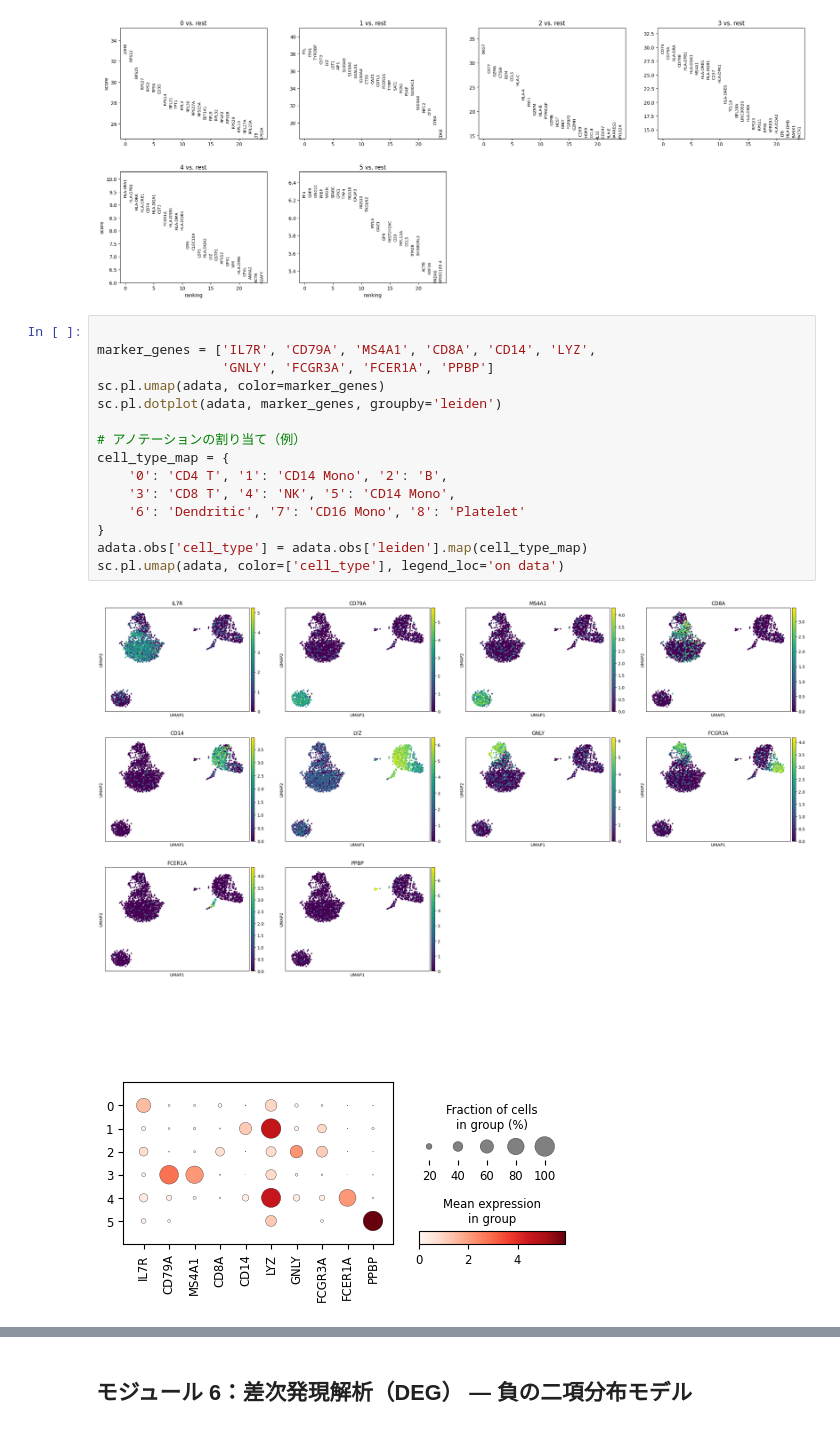
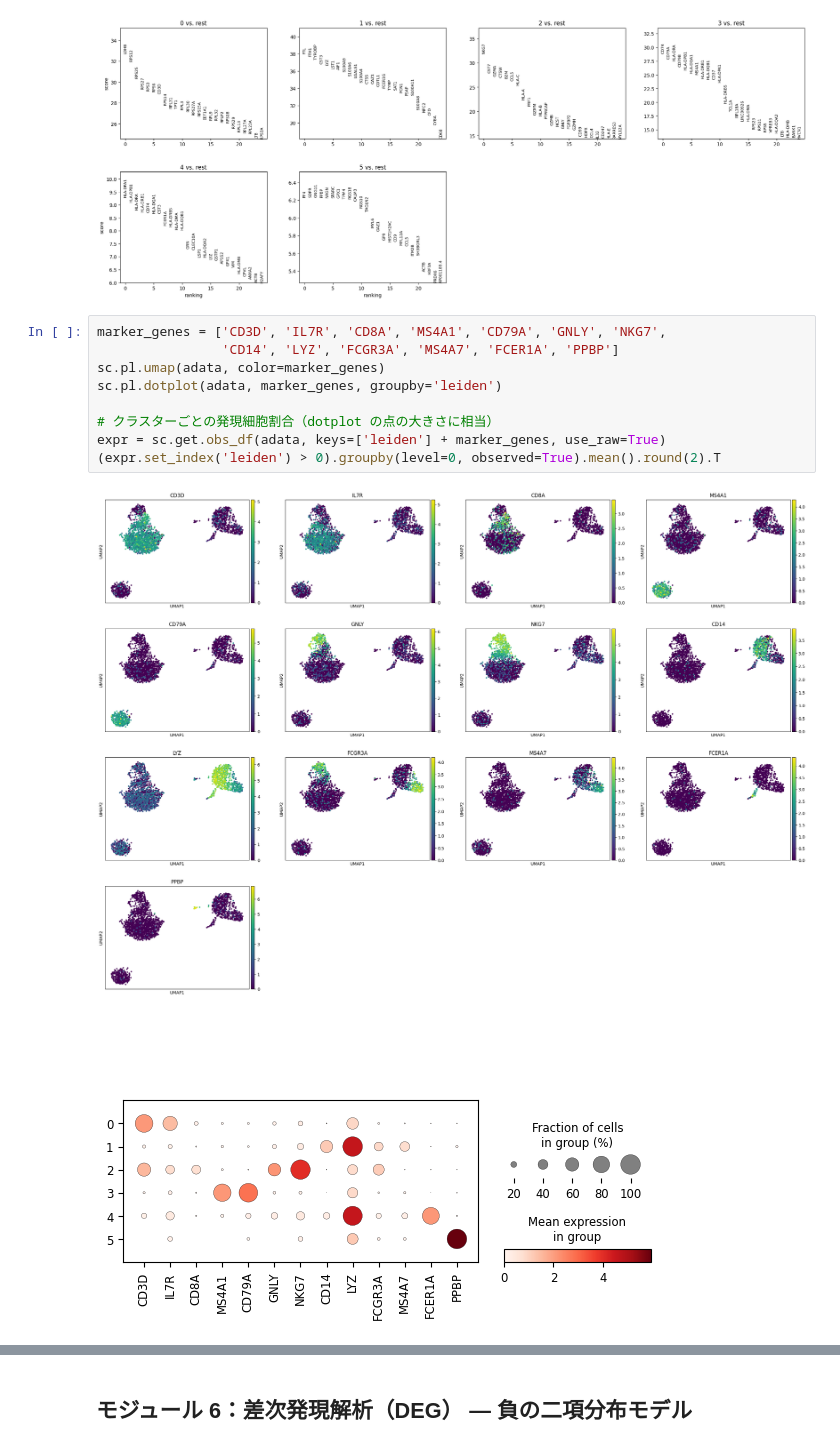
Before and after one commit to iwaokimura/study-sc-rna-seq, a Jupyter notebook: course/sc-rna-seq.ipynb, the cells around one changed output, grey strips where cells are left out. Cells and saved outputs as stored; diff of their text form.

```diff
--- a/course/sc-rna-seq.ipynb
+++ b/course/sc-rna-seq.ipynb
@@ -86,20 +86,14 @@ sc.pl.rank_genes_groups(adata, n_genes=25, sharey=False)
 # %% [output]
 [figure]
 # %%
-
-marker_genes = ['IL7R', 'CD79A', 'MS4A1', 'CD8A', 'CD14', 'LYZ',
-                'GNLY', 'FCGR3A', 'FCER1A', 'PPBP']
+marker_genes = ['CD3D', 'IL7R', 'CD8A', 'MS4A1', 'CD79A', 'GNLY', 'NKG7',
+                'CD14', 'LYZ', 'FCGR3A', 'MS4A7', 'FCER1A', 'PPBP']
 sc.pl.umap(adata, color=marker_genes)
 sc.pl.dotplot(adata, marker_genes, groupby='leiden')
 
-# アノテーションの割り当て（例）
-cell_type_map = {
-    '0': 'CD4 T', '1': 'CD14 Mono', '2': 'B',
-    '3': 'CD8 T', '4': 'NK', '5': 'CD14 Mono',
-    '6': 'Dendritic', '7': 'CD16 Mono', '8': 'Platelet'
-}
-adata.obs['cell_type'] = adata.obs['leiden'].map(cell_type_map)
-sc.pl.umap(adata, color=['cell_type'], legend_loc='on data')
+# クラスターごとの発現細胞割合（dotplot の点の大きさに相当）
+expr = sc.get.obs_df(adata, keys=['leiden'] + marker_genes, use_raw=True)
+(expr.set_index('leiden') > 0).groupby(level=0, observed=True).mean().round(2).T
 # %% [output]
-[figure, old version]
+[figure, new version]
-[figure, old version]
+[figure, new version]
```
Also changed, not shown: parts of 6 cells of this notebook, 1 other file.
